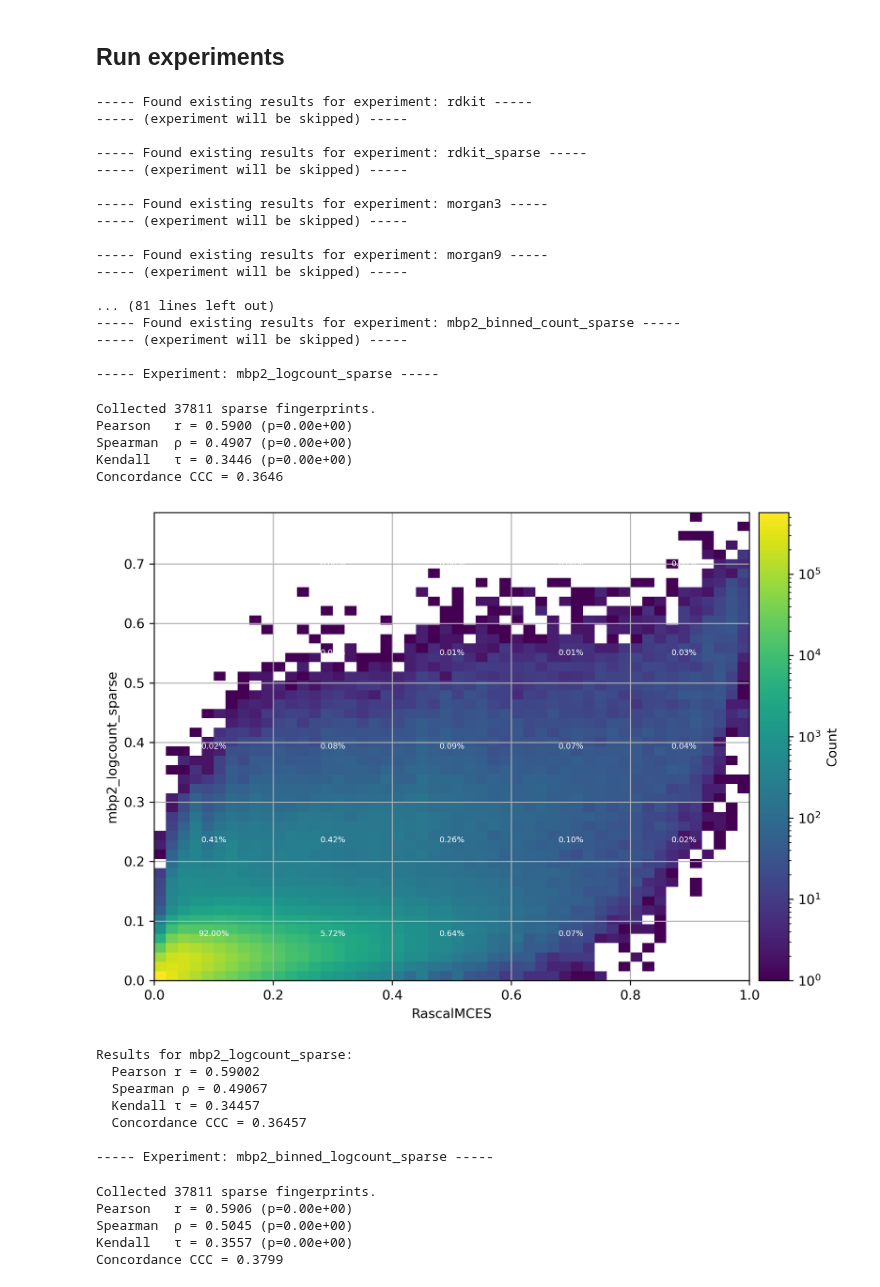
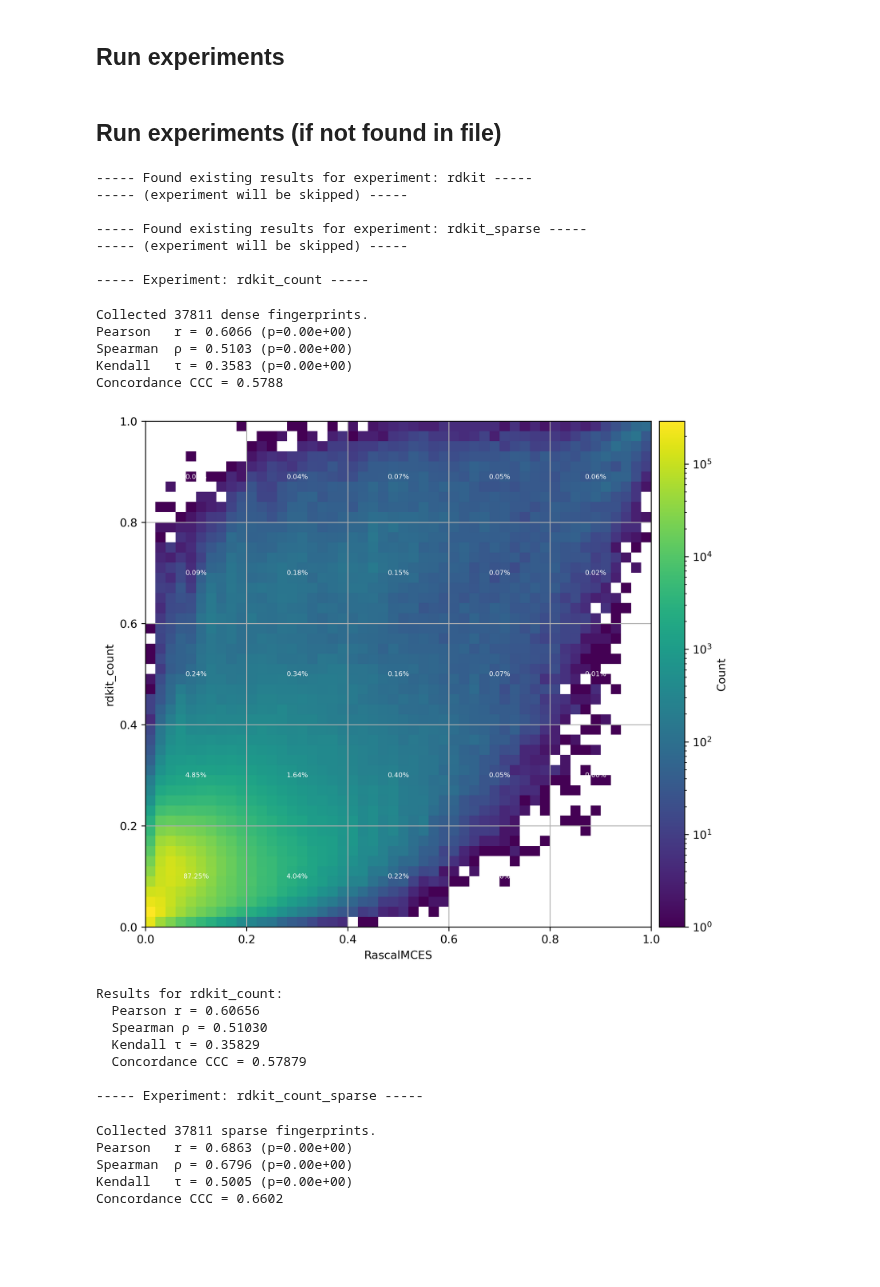
Before and after one commit to florian-huber/molecular_fingerprint_comparisons, a Jupyter notebook: notebooks/fingerprint_analysis_MCES_correlation_experiment.ipynb, the cells around one changed output. Cells and saved outputs as stored; diff of their text form; code cells hidden in the pictures; blank space fills up the shorter version.

Commit message:
add rdkit count and rename ruzicka

```diff
--- a/notebooks/fingerprint_analysis_MCES_correlation_experiment.ipynb
+++ b/notebooks/fingerprint_analysis_MCES_correlation_experiment.ipynb
@@ -174,6 +174,8 @@ Name: index, Length: 37811, dtype: int64
 experiments = [
     ("rdkit", rdFingerprintGenerator.GetRDKitFPGenerator(fpSize=4096), False),
     ("rdkit_sparse", rdFingerprintGenerator.GetRDKitFPGenerator(fpSize=4096), False),
+    ("rdkit_count", rdFingerprintGenerator.GetRDKitFPGenerator(fpSize=4096), True),
+    ("rdkit_count_sparse", rdFingerprintGenerator.GetRDKitFPGenerator(fpSize=4096), True),
     ("morgan3", rdFingerprintGenerator.GetMorganGenerator(radius=3, fpSize=4096), False),
     ("morgan9", rdFingerprintGenerator.GetMorganGenerator(radius=9, fpSize=4096), False),
     ("morgan12", rdFingerprintGenerator.GetMorganGenerator(radius=12, fpSize=4096), False),
@@ -186,9 +188,11 @@ experiments = [
     ("morgan3_count_sparse", rdFingerprintGenerator.GetMorganGenerator(radius=3, fpSize=4096), True),
     ("morgan9_count_sparse", rdFingerprintGenerator.GetMorganGenerator(radius=9, fpSize=4096), True),
     ("morgan12_count_sparse", rdFingerprintGenerator.GetMorganGenerator(radius=12, fpSize=4096), True),
+    ("rdkit_logcount", rdFingerprintGenerator.GetRDKitFPGenerator(fpSize=4096), True),
     ("morgan3_logcount", rdFingerprintGenerator.GetMorganGenerator(radius=3, fpSize=4096), True),
     ("morgan9_logcount", rdFingerprintGenerator.GetMorganGenerator(radius=9, fpSize=4096), True),
     ("morgan12_logcount", rdFingerprintGenerator.GetMorganGenerator(radius=12, fpSize=4096), True),
+    ("rdkit_logcount_sparse", rdFingerprintGenerator.GetRDKitFPGenerator(fpSize=4096), True),
     ("morgan3_logcount_sparse", rdFingerprintGenerator.GetMorganGenerator(radius=3, fpSize=4096), True),
     ("morgan9_logcount_sparse", rdFingerprintGenerator.GetMorganGenerator(radius=9, fpSize=4096), True),
     ("morgan12_logcount_sparse", rdFingerprintGenerator.GetMorganGenerator(radius=12, fpSize=4096), True),
@@ -196,16 +200,16 @@ experiments = [
     ("map4", MAP4(dimensions=4096, radius=2, include_duplicated_shingles=False), False),
     ("map2_sparse", MAP4(dimensions=4096, radius=1, include_duplicated_shingles=False), False),
     ("map4_sparse", MAP4(dimensions=4096, radius=2, include_duplicated_shingles=False), False),
-    ("mbp2", MBP(dimensions=4096, radius=1), False),
-    ("mbp2_binned", MBP(dimensions=4096, radius=1, dist_binning=np.array([0, 1, 2, 4, 8, 16, 32, 64])), False),
-    ("mbp2_count", MBP(dimensions=4096, radius=1), True),
-    ("mbp2_binned_count", MBP(dimensions=4096, radius=1, dist_binning=np.array([0, 1, 2, 4, 8, 16, 32, 64])), True),
-    ("mbp2_sparse", MBP(dimensions=4096, radius=1), False),
-    ("mbp2_binned_sparse", MBP(dimensions=4096, radius=1, dist_binning=np.array([0, 1, 2, 4, 8, 16, 32, 64])), False),
-    ("mbp2_count_sparse", MBP(dimensions=4096, radius=1), True),
-    ("mbp2_binned_count_sparse", MBP(dimensions=4096, radius=1, dist_binning=np.array([0, 1, 2, 4, 8, 16, 32, 64])), True),
-    ("mbp2_logcount_sparse", MBP(dimensions=4096, radius=1), True),
-    ("mbp2_binned_logcount_sparse", MBP(dimensions=4096, radius=1, dist_binning=np.array([0, 1, 2, 4, 8, 16, 32, 64])), True),
+    #("mbp2", MBP(dimensions=4096, radius=1), False),
+    #("mbp2_binned", MBP(dimensions=4096, radius=1, dist_binning=np.array([0, 1, 2, 4, 8, 16, 32, 64])), False),
+    #("mbp2_count", MBP(dimensions=4096, radius=1), True),
+    #("mbp2_binned_count", MBP(dimensions=4096, radius=1, dist_binning=np.array([0, 1, 2, 4, 8, 16, 32, 64])), True),
+    #("mbp2_sparse", MBP(dimensions=4096, radius=1), False),
+    #("mbp2_binned_sparse", MBP(dimensions=4096, radius=1, dist_binning=np.array([0, 1, 2, 4, 8, 16, 32, 64])), False),
+    #("mbp2_count_sparse", MBP(dimensions=4096, radius=1), True),
+    #("mbp2_binned_count_sparse", MBP(dimensions=4096, radius=1, dist_binning=np.array([0, 1, 2, 4, 8, 16, 32, 64])), True),
+    #("mbp2_logcount_sparse", MBP(dimensions=4096, radius=1), True),
+    #("mbp2_binned_logcount_sparse", MBP(dimensions=4096, radius=1, dist_binning=np.array([0, 1, 2, 4, 8, 16, 32, 64])), True),
 ]
 # %%
 import numpy as np
@@ -425,4 +427,8 @@ results = list(results_df.T.to_dict().values())
+# %% [markdown]
+## Run experiments (if not found in file)
 # %%
+FILENAME = "results_rascal_correlations_250924.csv"
+
 #results = []
 
 for experiment in experiments:
@@ -473,9 +479,9 @@ for experiment in experiments:
 
     # 2) pick the right similarity metric
     if "_sparse" in name:
-        metric = ruzicka_similarity_sparse_numba if "count" in name else jaccard_index_sparse
+        metric = generalized_tanimoto_similarity_sparse_numba if "count" in name else jaccard_index_sparse
     else:
-        metric = ruzicka_similarity if "count" in name else jaccard_index
+        metric = generalized_tanimoto_similarity if "count" in name else jaccard_index
 
     # 3) run the comparison
     metrics = compare_scores(
@@ -484,60 +490,50 @@ for experiment in experiments:
         metric,
         label1="RascalMCES",
         label2=name,
         filename=plot_filename,
         scaling=scaling
     )
 
     # 4) report to console
     print(f"Results for {name}:")
     print(f"  Pearson r = {metrics['pearson']:.5f}")
     print(f"  Spearman ρ = {metrics['spearman']:.5f}")
     print(f"  Kendall τ = {metrics['kendall']:.5f}")
     print(f"  Concordance CCC = {metrics['ccc']:.5f}\n")
 
     # 5) record for CSV
     record = {"experiment": name}
     record.update(metrics)
     results.append(record)
 
 # after all experiments, dump to CSV
 results_df = pd.DataFrame(results)
-filename = os.path.join(path_results, "results_rascal_correlations_250515.csv")
+filename = os.path.join(path_results, FILENAME)
 results_df.to_csv(filename, index=False)
 print(f"Wrote summary to {filename}")
 # %% [output]
 ----- Found existing results for experiment: rdkit -----
 ----- (experiment will be skipped) -----
 
 ----- Found existing results for experiment: rdkit_sparse -----
 ----- (experiment will be skipped) -----
 
------ Found existing results for experiment: morgan3 -----
------ (experiment will be skipped) -----
-
------ Found existing results for experiment: morgan9 -----
------ (experiment will be skipped) -----
-
-... (81 lines left out)
------ Found existing results for experiment: mbp2_binned_count_sparse -----
------ (experiment will be skipped) -----
-
------ Experiment: mbp2_logcount_sparse -----
+----- Experiment: rdkit_count -----
-Collected 37811 sparse fingerprints.
-Pearson   r = 0.5900 (p=0.00e+00)
-Spearman  ρ = 0.4907 (p=0.00e+00)
-Kendall   τ = 0.3446 (p=0.00e+00)
-Concordance CCC = 0.3646
+Collected 37811 dense fingerprints.
+Pearson   r = 0.6066 (p=0.00e+00)
+Spearman  ρ = 0.5103 (p=0.00e+00)
+Kendall   τ = 0.3583 (p=0.00e+00)
+Concordance CCC = 0.5788
-[figure, old version]
+[figure, new version]
-Results for mbp2_logcount_sparse:
-  Pearson r = 0.59002
-  Spearman ρ = 0.49067
-  Kendall τ = 0.34457
-  Concordance CCC = 0.36457
+Results for rdkit_count:
+  Pearson r = 0.60656
+  Spearman ρ = 0.51030
+  Kendall τ = 0.35829
+  Concordance CCC = 0.57879
 
------ Experiment: mbp2_binned_logcount_sparse -----
+----- Experiment: rdkit_count_sparse -----
 Collected 37811 sparse fingerprints.
-Pearson   r = 0.5906 (p=0.00e+00)
-Spearman  ρ = 0.5045 (p=0.00e+00)
-Kendall   τ = 0.3557 (p=0.00e+00)
-Concordance CCC = 0.3799
+Pearson   r = 0.6863 (p=0.00e+00)
+Spearman  ρ = 0.6796 (p=0.00e+00)
+Kendall   τ = 0.5005 (p=0.00e+00)
+Concordance CCC = 0.6602
```
Also changed, not shown: parts of 15 cells of this notebook.
